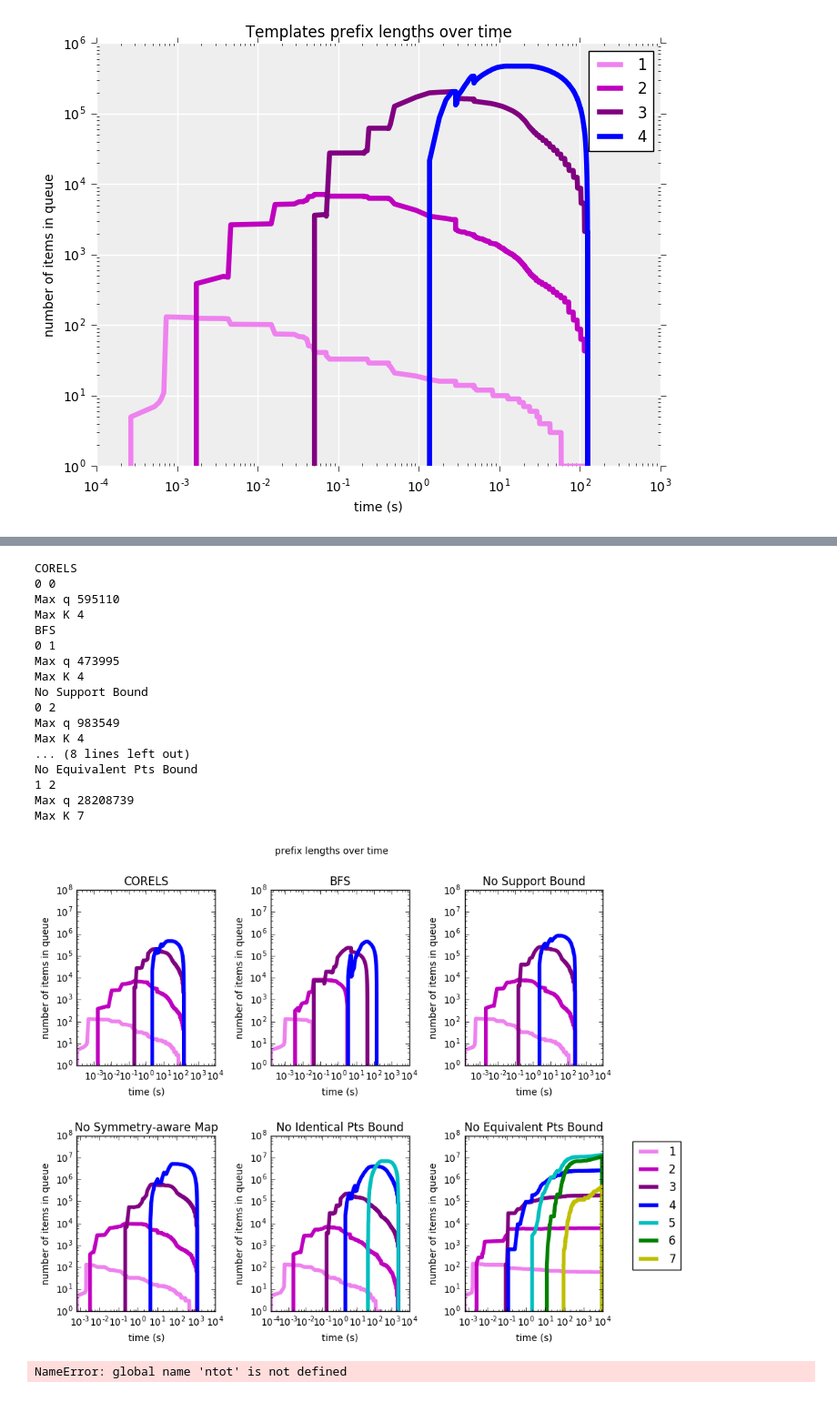
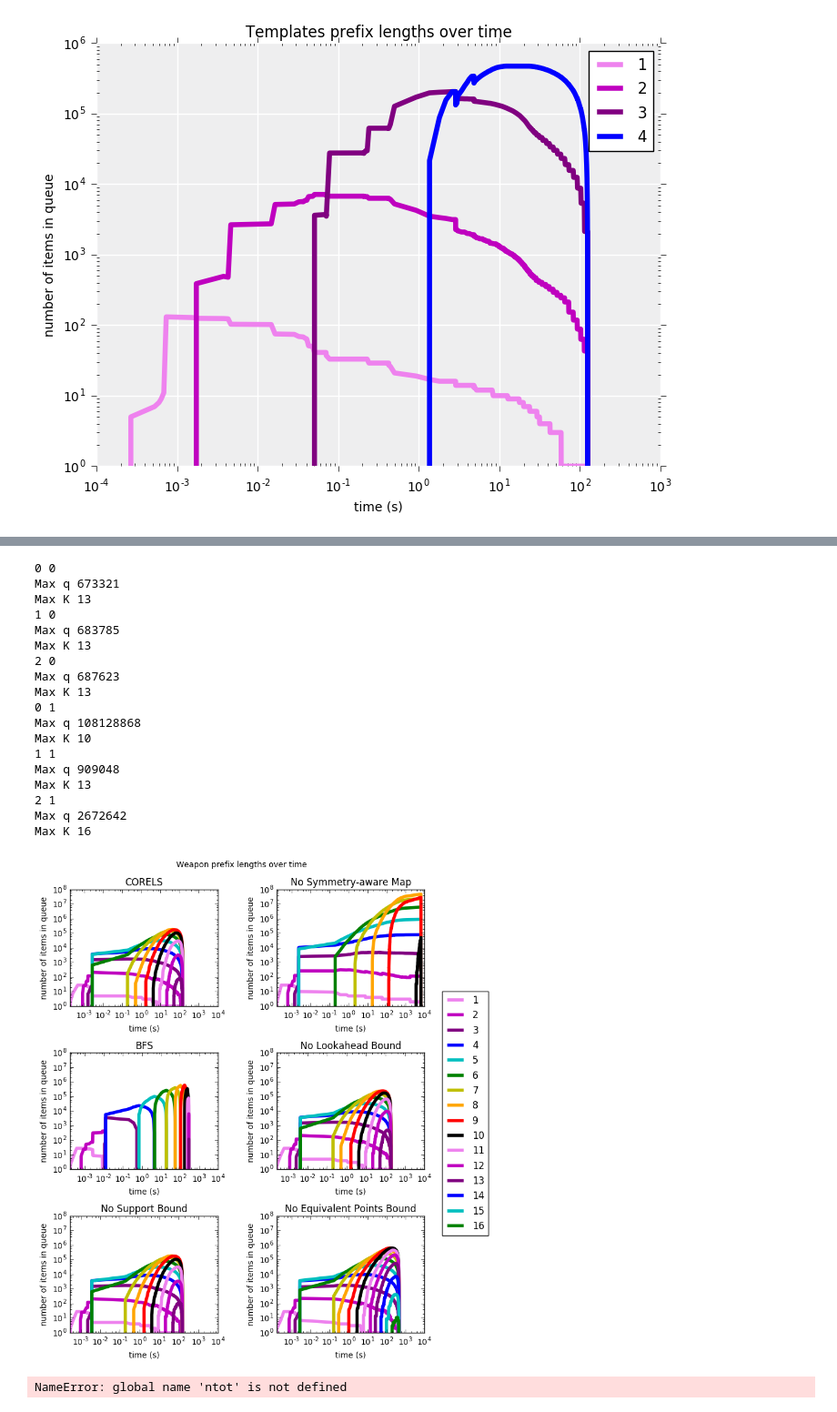
Before and after one commit to alexzheng587/corels, a Jupyter notebook: notebooks/Logs.ipynb, the cells around one changed output, grey strips where cells are left out. Shown at 91% size. Cells and saved outputs as stored; diff of their text form; code cells hidden in the pictures.

```diff
--- a/notebooks/Logs.ipynb
+++ b/notebooks/Logs.ipynb
@@ -87,5 +90,6 @@ support_df.head()
 # %%
-pmap = '../logs/thesis/for-compas_1_train.out-curious_lb-no_pmap-minor-removed=none-max_num_nodes=100000000-c=0.0050000-v=1-f=1000.txt'
+pmap = '../logs/thesis/fresh-run/for-compas_1_train.out-curious_lb-no_pmap-minor-removed=none-max_num_nodes=100000000-c=0.0050000-v=1-f=1000.txt'
+pmap = '../logs/thesis/weapon/for-frisk_1_train.out-curious_lb-no_pmap-minor-removed=none-max_num_nodes=1000000000-c=0.0050000-v=1-f=1000.txt'
 pmap_df = pd.read_csv(pmap)
 pmap_df.fillna('', inplace=True)
 pmap_df.head()
@@ -100,5 +104,6 @@ pmap_df.head()
 # %%
-lookahead = '../logs/thesis/for-compas_1_train.out-curious_lb-with_prefix_perm_map-minor-removed=lookahead-max_num_nodes=100000000-c=0.0050000-v=1-f=1000.txt'
+lookahead = '../logs/thesis/fresh-run/for-compas_1_train.out-curious_lb-with_prefix_perm_map-minor-removed=lookahead-max_num_nodes=100000000-c=0.0050000-v=1-f=1000.txt'
+lookahead = '../logs/thesis/weapon/for-frisk_1_train.out-curious_lb-with_prefix_perm_map-minor-removed=lookahead-max_num_nodes=1000000000-c=0.0050000-v=1-f=1000.txt'
 lookahead_df = pd.read_csv(lookahead)
 lookahead_df.fillna('', inplace=True)
 lookahead_df.head()
@@ -113,5 +118,6 @@ lookahead_df.head()
 # %%
-equiv = '../logs/thesis/for-compas_1_train.out-curious_lb-with_prefix_perm_map-no_minor-removed=none-max_num_nodes=100000000-c=0.0050000-v=1-f=1000.txt'
+equiv = '../logs/thesis/fresh-run/for-compas_1_train.out-curious_lb-with_prefix_perm_map-no_minor-removed=none-max_num_nodes=100000000-c=0.0050000-v=1-f=1000.txt'
+equiv = '../logs/thesis/weapon/for-frisk_1_train.out-curious_lb-with_prefix_perm_map-no_minor-removed=none-max_num_nodes=1000000000-c=0.0050000-v=1-f=1000.txt'
 equiv_df = pd.read_csv(equiv)
 equiv_df.fillna('', inplace=True)
 equiv_df.head()
@@ -298,13 +273,10 @@ plt.show()
 # %%
-fig, ax = simple_ax(figsize=(8,6))
-ax.semilogx(corels_df['total_time'], corels_df['tree_num_nodes'] / 10 ** 5, 'c-', label='PrefixKey Tree Size')
-ax.semilogx(corels_df['total_time'], corels_df['pmap_size'] / 10 ** 5, 'b--', label='Prefix Map Size')
-ax.semilogx(cap_df['total_time'], cap_df['tree_num_nodes'] / 10 ** 5, 'm-', label='CapturedKey Tree Size')
-ax.semilogx(cap_df['total_time'], cap_df['pmap_size'] / 10 ** 5, 'r--', label='Captured Map Size')
-ax.set_ylabel('Number of nodes (hundreds of thousands)')
+fig, ax = simple_ax(figsize=(6,4))
+ax.semilogx(corels_df['total_time'], corels_df['tree_num_nodes'], label='Prefix Map Tree Size')
+ax.semilogx(cap_df['total_time'], cap_df['tree_num_nodes'], label='Captured Map Tree Size')
+ax.set_ylabel('Number of nodes')
 ax.set_xlabel('Time (s)')
-ax.set_xlim([0, 1000])
-ax.set_title('PrefixKey vs CapturedKey Data Structure Sizes')
+ax.set_title('PrefixKey vs CapturedKey Tree Sizes')
 plt.legend(fontsize=fs, framealpha=0.5, loc='best')
 plt.show()
 # %% [output]
@@ -386,7 +356,7 @@ Max K 7
 def prefix_lens_multi(dfs, titles):
     #fig = plt.figure(figsize=figsize)
     num_dfs = len(dfs)
-    fig, axarr = plt.subplots(2, num_dfs / 2, figsize=(10,8))
+    fig, axarr = plt.subplots(num_dfs / 2, 2, figsize=(8,10))
     #ax = fig.add_subplot(111, **kwargs)
         #fig, ax = simple_ax()
     color_vec = ['k', 'violet', 'm', 'purple', 'b', 'c', 'g', 'y', 'orange', 'r']
@@ -394,9 +364,8 @@ def prefix_lens_multi(dfs, titles):
     for i in range(num_dfs):
         df = dfs[i]
         title = titles[i]
-        x = i / (num_dfs / 2)
-        y = i % (num_dfs / 2)
-        print title
+        x = i % (num_dfs / 2)
+        y = i / (num_dfs / 2)
         print x, y
         ax = axarr[x, y]
         prefix_lengths = list(df['prefix_lengths'])
@@ -406,54 +375,58 @@ def prefix_lens_multi(dfs, titles):
         kvp = [[(int(lc[0]), int(lc[1])) for lc in lh if (len(lc) == 2)] for lh in split_hist]
         zc = pd.DataFrame()
         z = []
         for pair in kvp:
             row = [0] * max_length
             for k,v in pair:
                 if k > 0:
                     row[k - 1] = v
             z.append(row)
         zc = pd.DataFrame(z)
         print 'Max q', zc.sum(axis=1).max()
         print 'Max K', max_length
         zc.columns = range(1, max_length + 1)
+        plots = []
         for length in range(1, max_length + 1):#[::-1]:
             jj = zc[length].nonzero()[0]
             tt = df['total_time'][jj]
             yy = zc.iloc[jj, length - 1]
             yy = np.array([1] + list(yy) + [1])
             tt = np.array([tt.iloc[0]] + list(tt) + [tt.iloc[-1]])
-            ax.loglog(tt, yy, color=color_vec[length % len(color_vec)], linewidth=lw*2)
+            ret = ax.loglog(tt, yy, color=color_vec[length % len(color_vec)], linewidth=lw*2)
+            plots.append(ret)
         ax.set_xlim([0, 10000])
         ax.set_ylim([0, 10 ** 8])
         ax.set_xlabel('time (s)')
         ax.set_ylabel('number of items in queue')
         ax.set_title(title)# + ' prefix lengths')
     fig.subplots_adjust(hspace=0.4, wspace=0.4)
-    fig.suptitle('prefix lengths over time')
-    plt.legend(lens, bbox_to_anchor=(1.6, 1))
+    fig.suptitle('Weapon prefix lengths over time', y=.95)
+    #1.02, .9
+    plt.legend(lens, loc='best', bbox_to_anchor=(1.05, .73), bbox_transform=plt.gcf().transFigure)
     plt.show()
 prefix_lens_multi([corels_df, bfs_df, support_df, pmap_df, lookahead_df, equiv_df],
-                  ['CORELS', 'BFS', 'No Support Bound', 'No Symmetry-aware Map', 'No Identical Pts Bound',
-                   'No Equivalent Pts Bound'])
+                  ['CORELS', 'BFS', 'No Support Bound', 'No Symmetry-aware Map', 'No Lookahead Bound',
+                   'No Equivalent Points Bound'])
 # %% [output]
-CORELS
 0 0
-Max q 595110
-Max K 4
-BFS
+Max q 673321
+Max K 13
+1 0
+Max q 683785
+Max K 13
+2 0
+Max q 687623
+Max K 13
 0 1
-Max q 473995
-Max K 4
-No Support Bound
-0 2
-Max q 983549
-Max K 4
-... (8 lines left out)
-No Equivalent Pts Bound
-1 2
-Max q 28208739
-Max K 7
+Max q 108128868
+Max K 10
+1 1
+Max q 909048
+Max K 13
+2 1
+Max q 2672642
+Max K 16
-[figure, old version]
+[figure, new version]
 # %%
 def prefix_lens(x, log_fname):
 
```
Also changed, not shown: parts of 36 cells of this notebook.
